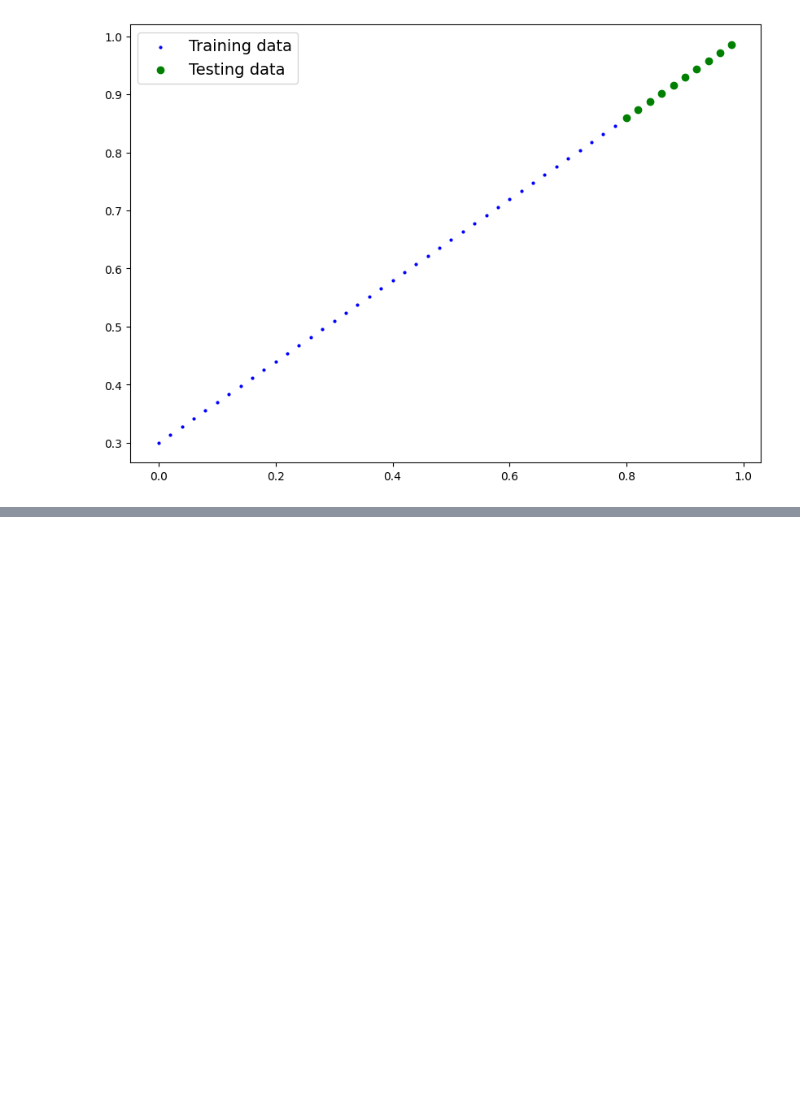
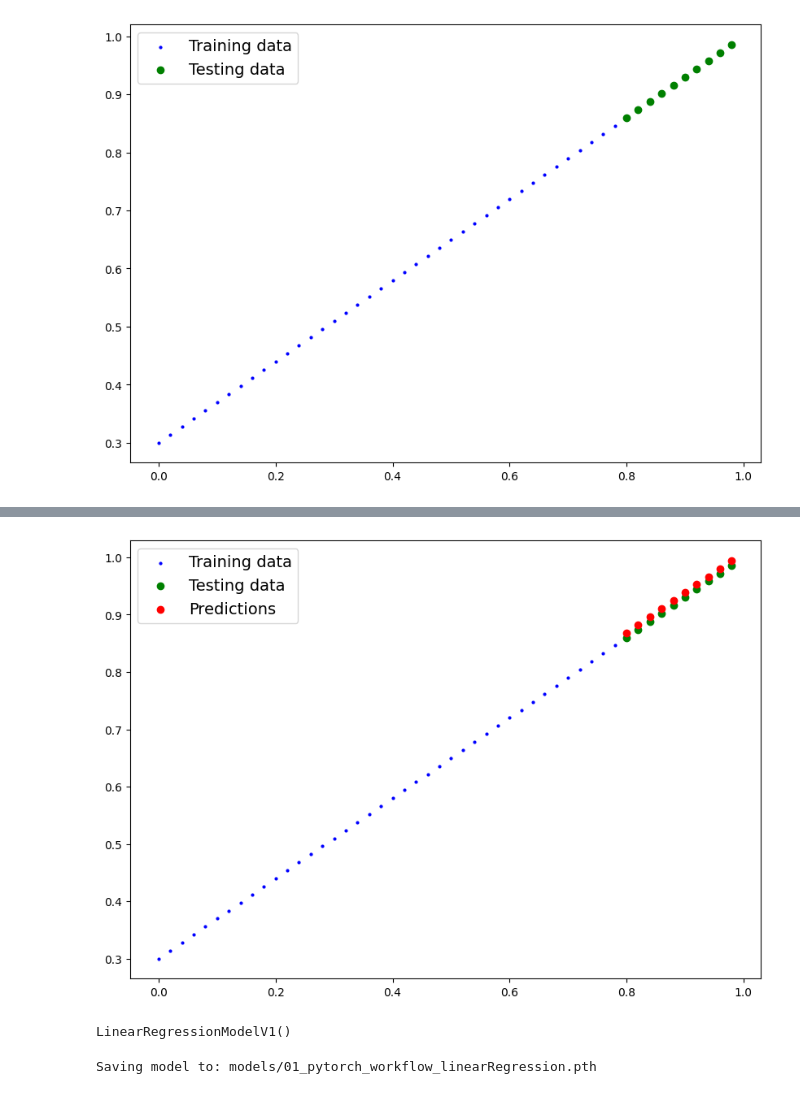
Before and after one commit to mohsenSarvariHero/DeepLearning, a Jupyter notebook: Untitled28.ipynb, the cells around one changed output, grey strips where cells are left out. Drawn from its saved outputs; the diff is of its cells as text; code cells hidden in the pictures; blank space fills up the shorter version.

```diff
--- a/Untitled28.ipynb
+++ b/Untitled28.ipynb
@@ -421,14 +291,20 @@ loss_fn = nn.L1Loss()
 optimizer = torch.optim.SGD(params=model_0.parameters(),
                             lr=0.01)
 # %%
-epochs = 10
+epochs = 100
 for epoch in range(epochs):
   model_0.train()
   y_pred = model_0(X_train)
   loss = loss_fn(y_pred , y_train)
-
+  print(f"loss is {loss}")
   optimizer.zero_grad()
 
   loss.backward()
 
   optimizer.step()
+  model_0.eval()
+  with torch.inference_mode():
+    test_pred = model_0(X_test)
+    test_loss = loss_fn(test_pred, y_test)
+    if epoch % 10 == 0:
+      print(f"Epoch: {epoch} | Train Loss: {loss} | Test Loss: {test_loss}")
@@ -434,0 +337,4 @@ for epoch in range(epochs):
+# %%
+with torch.inference_mode():
+  y_preds = model_0(X_test)
+y_preds
@@ -434,0 +352,22 @@ for epoch in range(epochs):
+# %%
+plot_predictions(predictions=y_preds)
+# %% [output]
+[figure, added]
+# %%
+model_0
+# %% [output]
+LinearRegressionModelV1()
+# %%
+from pathlib import Path
+
+MODEL_PATH = Path("models")
+MODEL_PATH.mkdir(parents=True, exist_ok=True)
+
+MODEL_NAME = "01_pytorch_workflow_linearRegression.pth"
+MODEL_SAVE_PATH = MODEL_PATH / MODEL_NAME
+
+print(f"Saving model to: {MODEL_SAVE_PATH}")
+torch.save(obj=model_0.state_dict(),
+           f=MODEL_SAVE_PATH)
+# %% [output]
+Saving model to: models/01_pytorch_workflow_linearRegression.pth
```
Also changed, not shown: parts of 16 cells of this notebook.
